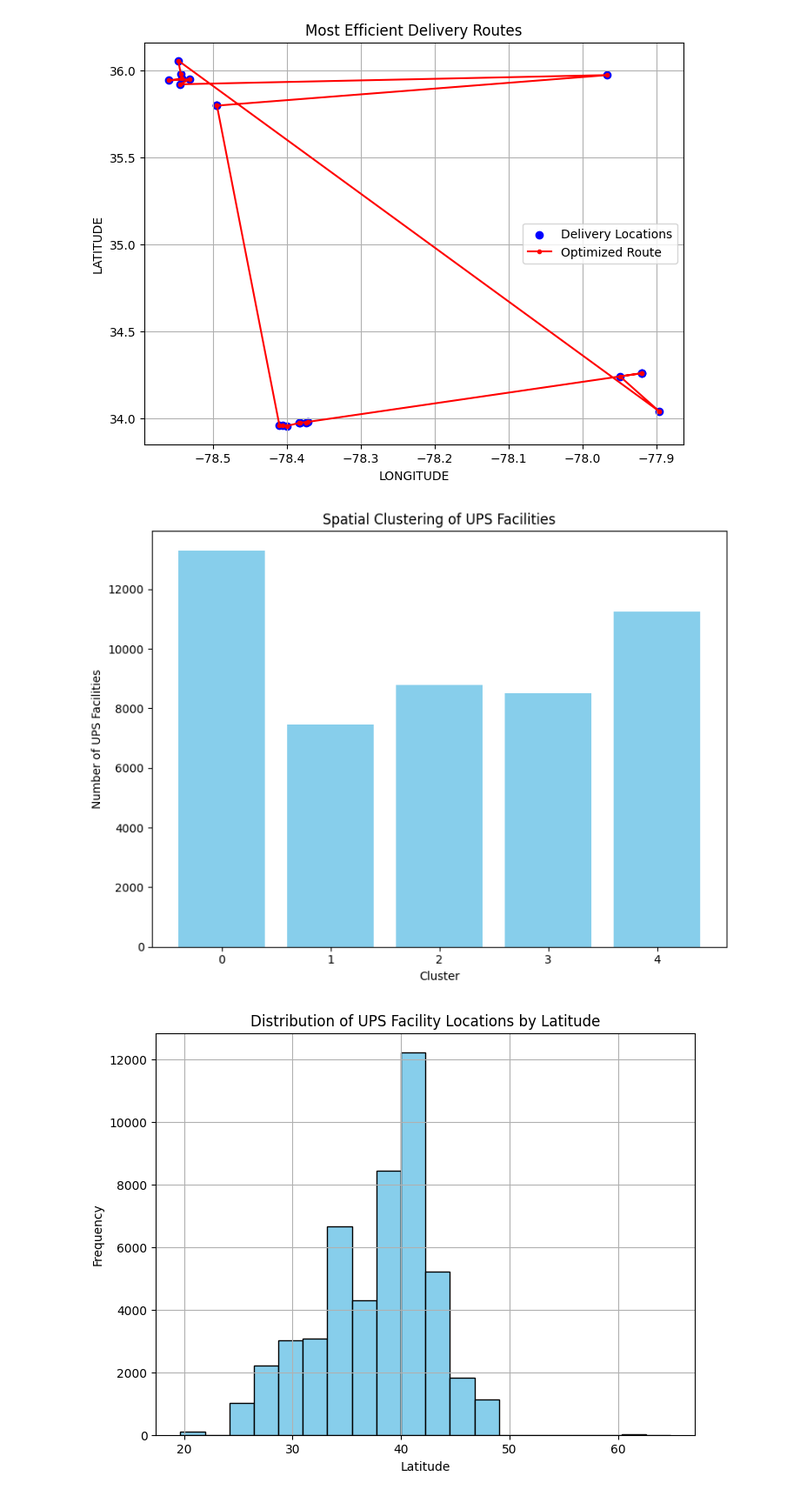
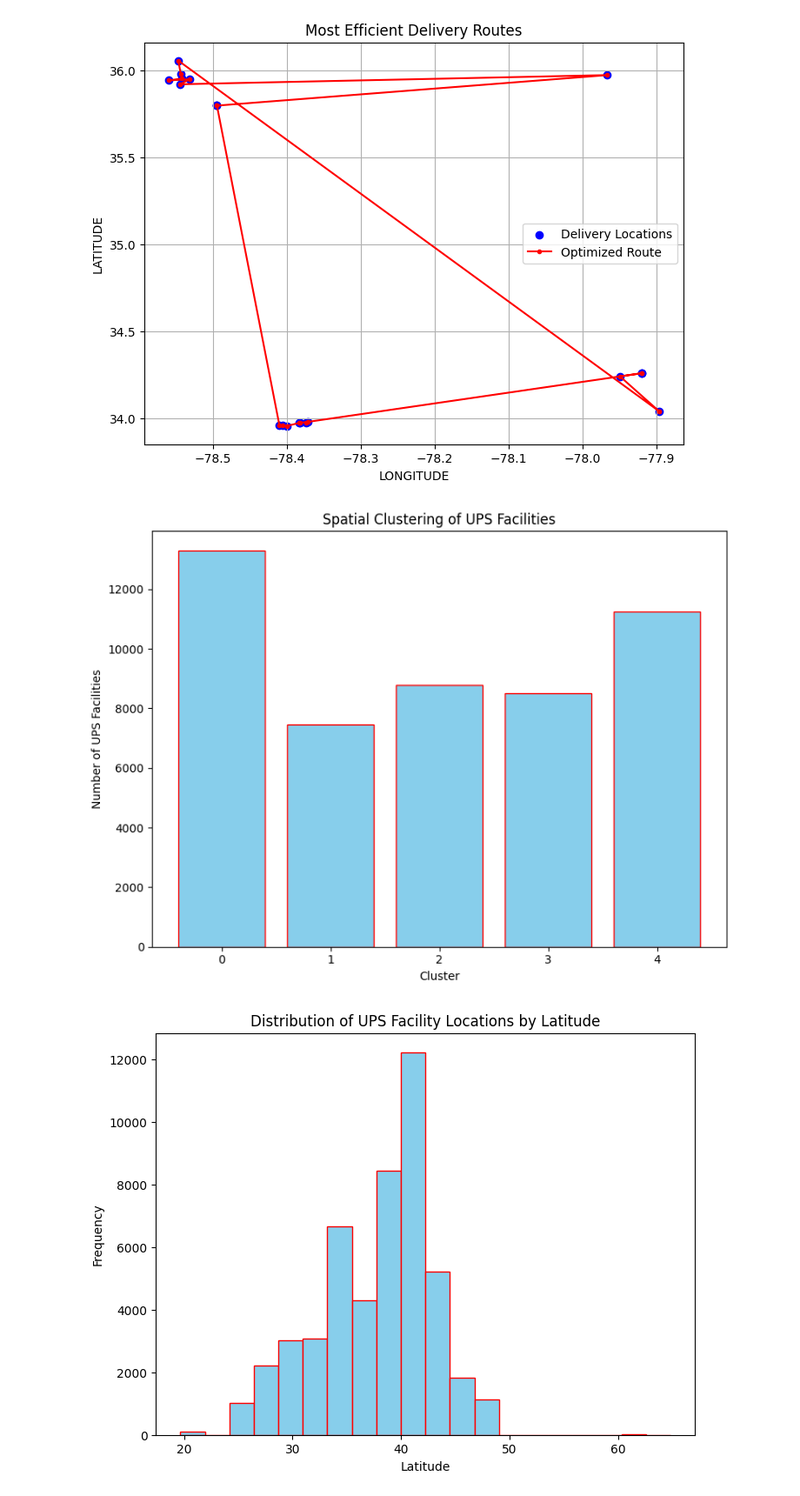
Before and after one commit to Gopikad76/Gopikad76, a Jupyter notebook: FDS_project.ipynb, the cells around one changed output. Shown at 87% size. Drawn from its saved outputs; the diff is of its cells as text; code cells hidden in the pictures.

Commit message:
Data science project

```diff
--- a/FDS_project.ipynb
+++ b/FDS_project.ipynb
@@ -198,13 +186,7 @@ import pandas as pd
 import matplotlib.pyplot as plt
 from sklearn.cluster import KMeans
 
-# Assuming your dataset is stored in a CSV file named 'ups_facilities.csv'
-file_path = "ups_facilities.csv"
-
-# Read the dataset into a Pandas DataFrame
-data = pd.read_csv("/content/UPS_Facilities.csv")
-
-# Selecting relevant columns for clustering (latitude and longitude)
+# readed dataset
 coordinates = data[['LATITUDE', 'LONGITUDE']]
 
 # Perform K-means clustering to group UPS facilities
@@ -217,7 +199,7 @@ cluster_counts.columns = ['Cluster', 'Facility Count']
 
 # Plotting the bar graph
 plt.figure(figsize=(8, 6))
-plt.bar(cluster_counts['Cluster'], cluster_counts['Facility Count'], color='skyblue')
+plt.bar(cluster_counts['Cluster'], cluster_counts['Facility Count'], color='skyblue',edgecolor='red')
 plt.xlabel('Cluster')
 plt.ylabel('Number of UPS Facilities')
 plt.title('Spatial Clustering of UPS Facilities')
@@ -227,26 +209,17 @@ plt.tight_layout()
 # Show the bar graph
 plt.show()
 # %% [output]
-[figure, old version]
+[figure, new version]
 # %%
-import pandas as pd
-import matplotlib.pyplot as plt
-
-# Assuming your dataset is stored in a CSV file named 'ups_facilities.csv'
-file_path = "ups_facilities.csv"
-
-# Read the dataset into a Pandas DataFrame
-data = pd.read_csv("/content/UPS_Facilities.csv")
 
 # Create a histogram based on latitude coordinates
 plt.figure(figsize=(8, 6))
-plt.hist(data['LATITUDE'], bins=20, color='skyblue', edgecolor='black')
+plt.hist(data['LATITUDE'], bins=20, color='skyblue', edgecolor='red')
 plt.xlabel('Latitude')
 plt.ylabel('Frequency')
 plt.title('Distribution of UPS Facility Locations by Latitude')
-plt.grid(True)
 
 # Show the histogram
 plt.show()
 # %% [output]
-[figure, old version]
+[figure, new version]
```
Also changed, not shown: parts of 6 cells of this notebook.
